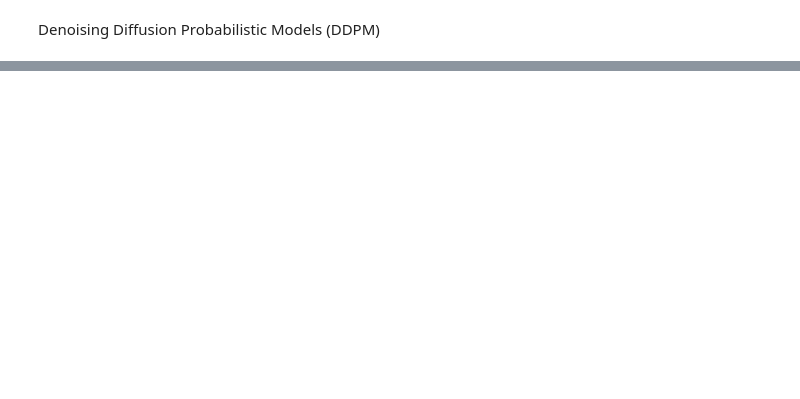
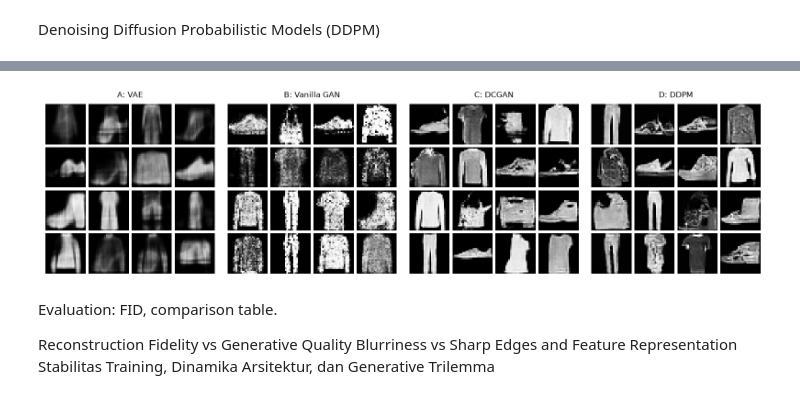
Before and after one commit to 1loral1/generative-model-comparison-study, a Jupyter notebook: main.ipynb, the cells around one changed output, grey strips where cells are left out. Drawn from its saved outputs; the diff is of its cells as text; code cells hidden in the pictures; blank space fills up the shorter version.

```diff
--- a/main.ipynb
+++ b/main.ipynb
@@ -785,0 +947,27 @@ metrics = [
+# %%
+# 16 random samples from each generative model, side by side (all drawn with seed 42)
+from torchvision.utils import make_grid
+
+vae.eval()
+set_seed(42)
+with torch.no_grad():
+    smp_vae16 = vae.dec(torch.randn(16, 64, device=DEVICE)).view(-1, 1, 28, 28)
+
+panels = {"A: VAE": smp_vae16, "B: Vanilla GAN": smp_gan, "C: DCGAN": smp_dc, "D: DDPM": smp_ddpm}
+fig, axes = plt.subplots(1, 4, figsize=(16, 4.4))
+for ax, (title, imgs) in zip(axes, panels.items()):
+    grid = make_grid(imgs.cpu(), nrow=4, padding=2, pad_value=1.0)
+    ax.imshow(grid[0], cmap="gray", vmin=0, vmax=1)        # make_grid returns 3 equal channels: keep one
+    ax.set_title(title)
+    ax.axis("off")
+plt.tight_layout()
+plt.savefig(FIG_DIR / "fig2_random_samples.png", dpi=300, bbox_inches="tight")
+plt.show()
+# %% [output]
+[figure, added]
+# %% [markdown]
+Evaluation: FID, comparison table.
+
+Reconstruction Fidelity vs Generative Quality
+Blurriness vs Sharp Edges and Feature Representation
+ Stabilitas Training, Dinamika Arsitektur, dan Generative Trilemma
```
Also changed, not shown: parts of 28 cells of this notebook.
